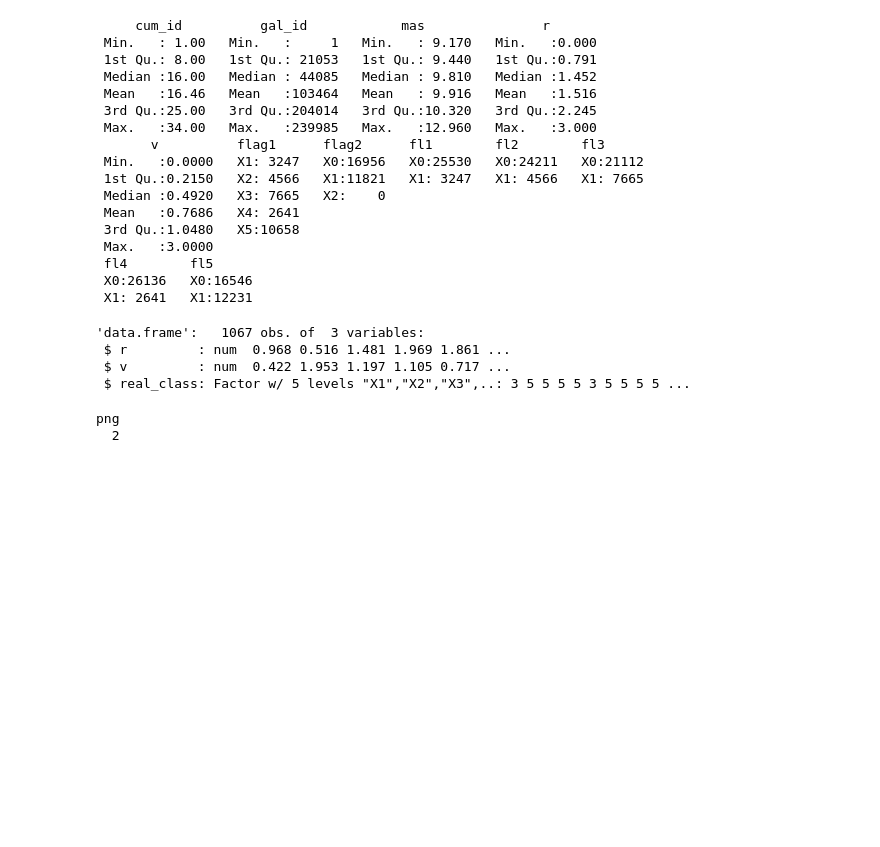
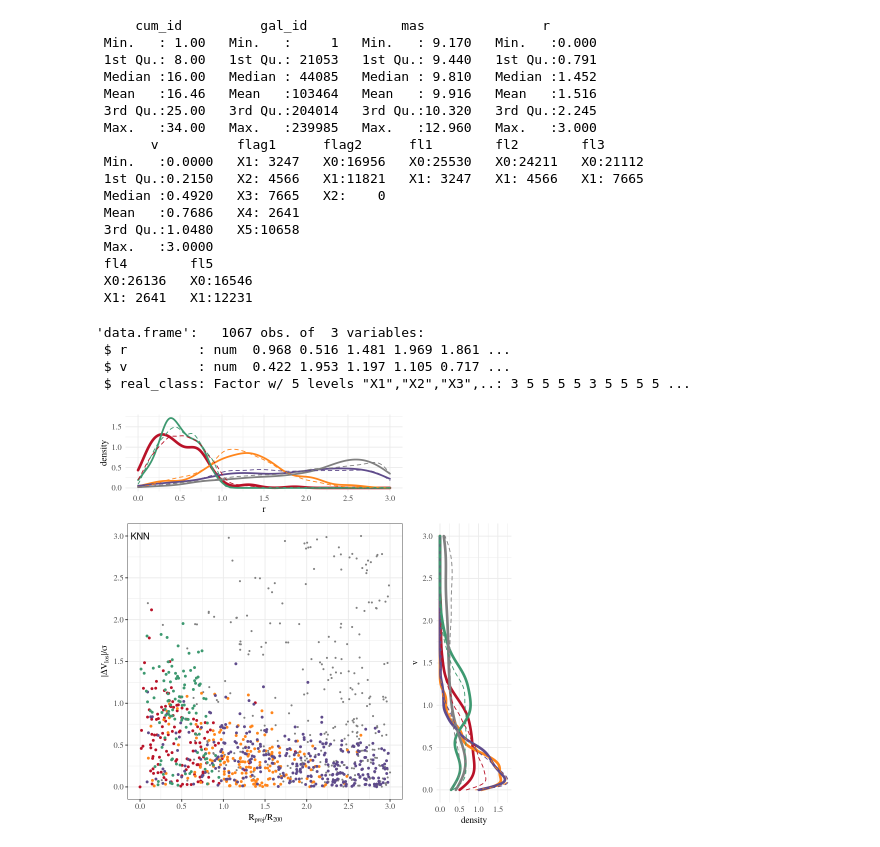
Before and after one commit to Martindelosrios/ROGER, a Jupyter notebook: Examples/Example 2 (RandomSample).ipynb, the cells around one changed output. Saved outputs shown, nothing was run; the diff lists cells and outputs as text; code cells hidden in the pictures; blank space fills up the shorter version.

```diff
--- a/Examples/Example 2 (RandomSample).ipynb
+++ b/Examples/Example 2 (RandomSample).ipynb
@@ -435,11 +444,10 @@ hy_rf <- ggplot(data = cl,aes(v)) +
 # %%
-pdf('../../backsplash/graph/final_06_07/random_classification_RF_TESTcluster.pdf')
-grid.arrange(hx_rf, blankPlot, p_rf, hy_rf,
+#pdf('../../backsplash/graph/final_06_07/random_classification_KNN_TESTcluster.pdf')
+grid.arrange(hx_knn, blankPlot, p_knn, hy_knn,
              ncol = 2, nrow = 2, widths = c(4, 1.4), heights = c(1.4, 4))
-dev.off()
+#dev.off()
 # %% [output]
-png
-  2
+[figure, added]
 # %%
 options(repr.plot.width = 15, repr.plot.height = 20)
 grid.arrange(hx_knn, blankPlot, hx_svm, blankPlot, hx_rf, blankPlot, p_knn, hy_knn, p_svm, hy_svm, p_rf, hy_rf,
```
Also changed, not shown: parts of 5 cells of this notebook.
